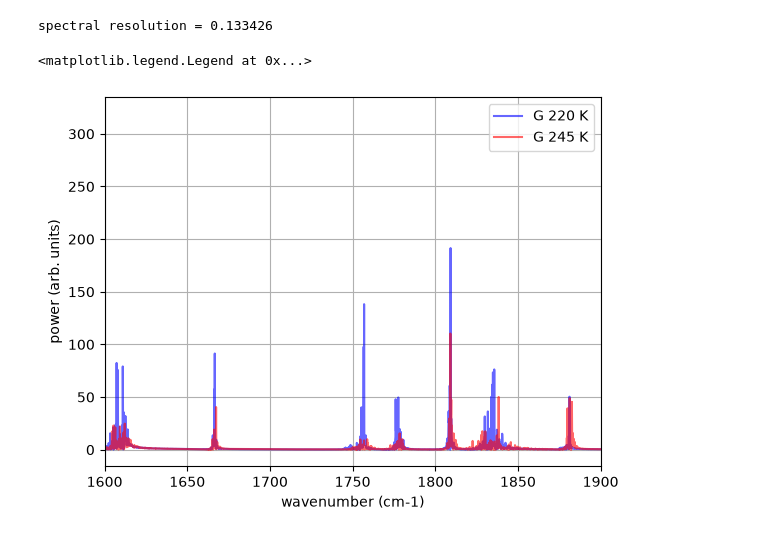
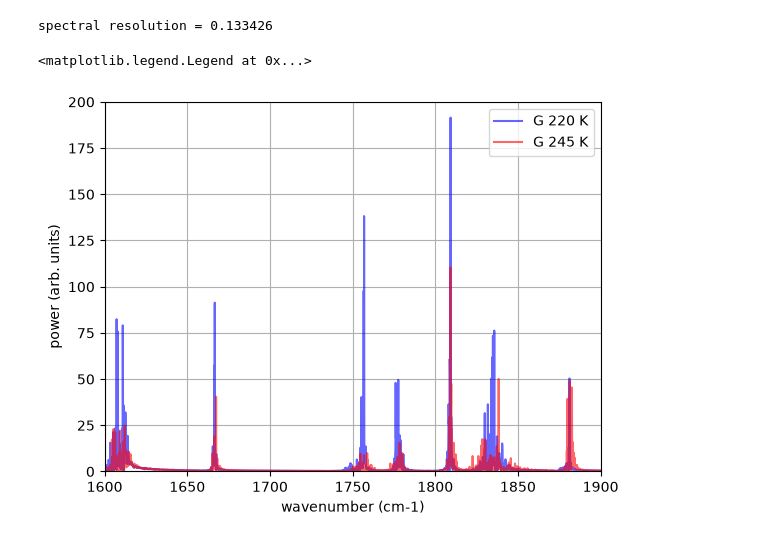
Before and after one commit to upschemistry/RNA_on_ice, a Jupyter notebook: G_RNA/traj_245K_500ps/Look_at_spectrum.ipynb, the cells around one changed output. Saved outputs shown, nothing was run; the diff lists cells and outputs as text; code cells hidden in the pictures.

```diff
--- a/G_RNA/traj_245K_500ps/Look_at_spectrum.ipynb
+++ b/G_RNA/traj_245K_500ps/Look_at_spectrum.ipynb
@@ -10,17 +10,18 @@ data_270K = np.loadtxt('../traj_270K_500ps/spectrum.xvg',comments=['@','#','&'])
 # %%
 # Use plt.plot to plot 2nd column on the y-axis, 1st column on the x-axis
 nu_wavenum = data_245K[:,0]
 print('spectral resolution =',nu_wavenum[1]-nu_wavenum[0])
 plt.figure()
 plt.plot(nu_wavenum,data_220K[:,1],color = 'blue', label='G 220 K', alpha=.6)
 plt.plot(nu_wavenum,data_245K[:,1],color = 'red', label='G 245 K', alpha=.6)
 #plt.plot(nu_wavenum,data_270K[:,1],color = 'red', label='270 K', alpha=.6)
 plt.xlabel('wavenumber (cm-1)')
 plt.ylabel('power (arb. units)')
 plt.grid(True)
 plt.xlim([1600,1900])
+plt.ylim([0,200])
 plt.legend()
 # %% [output]
 spectral resolution = 0.133426
 <matplotlib.legend.Legend at 0x...>
-[figure, old version]
+[figure, new version]
```
